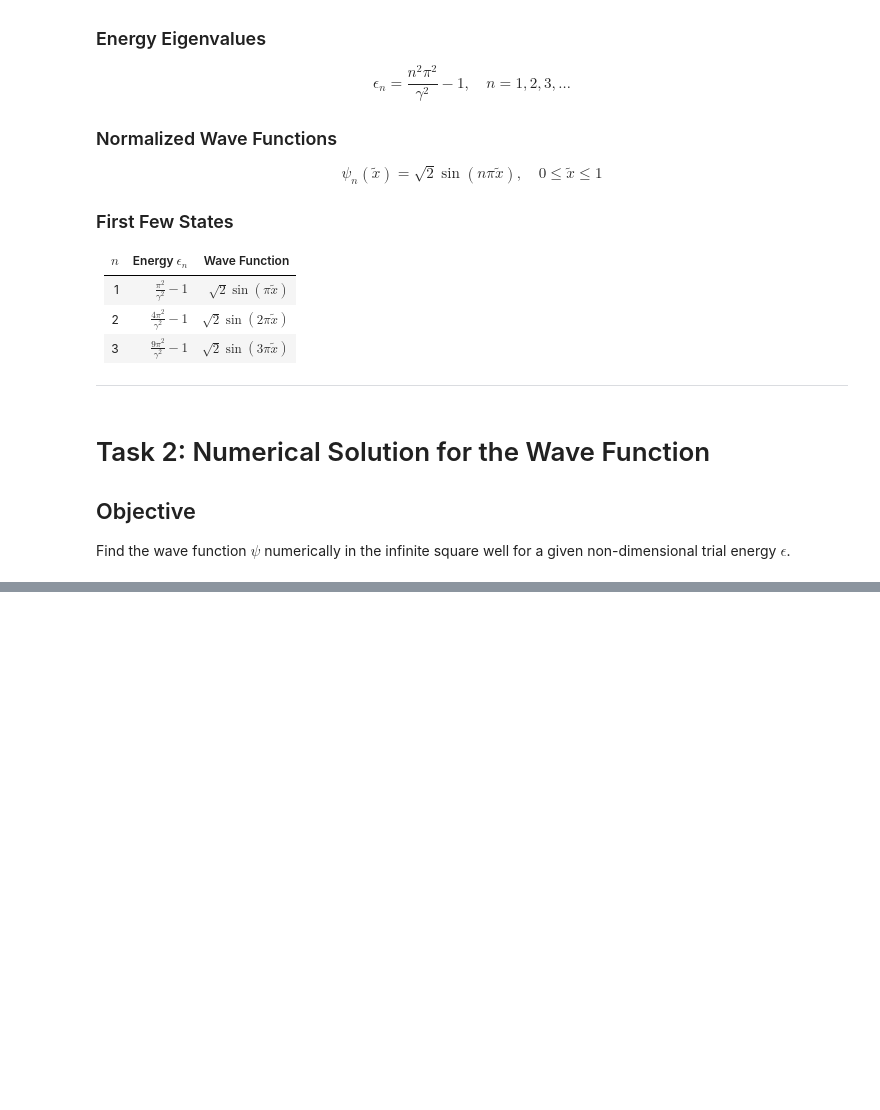
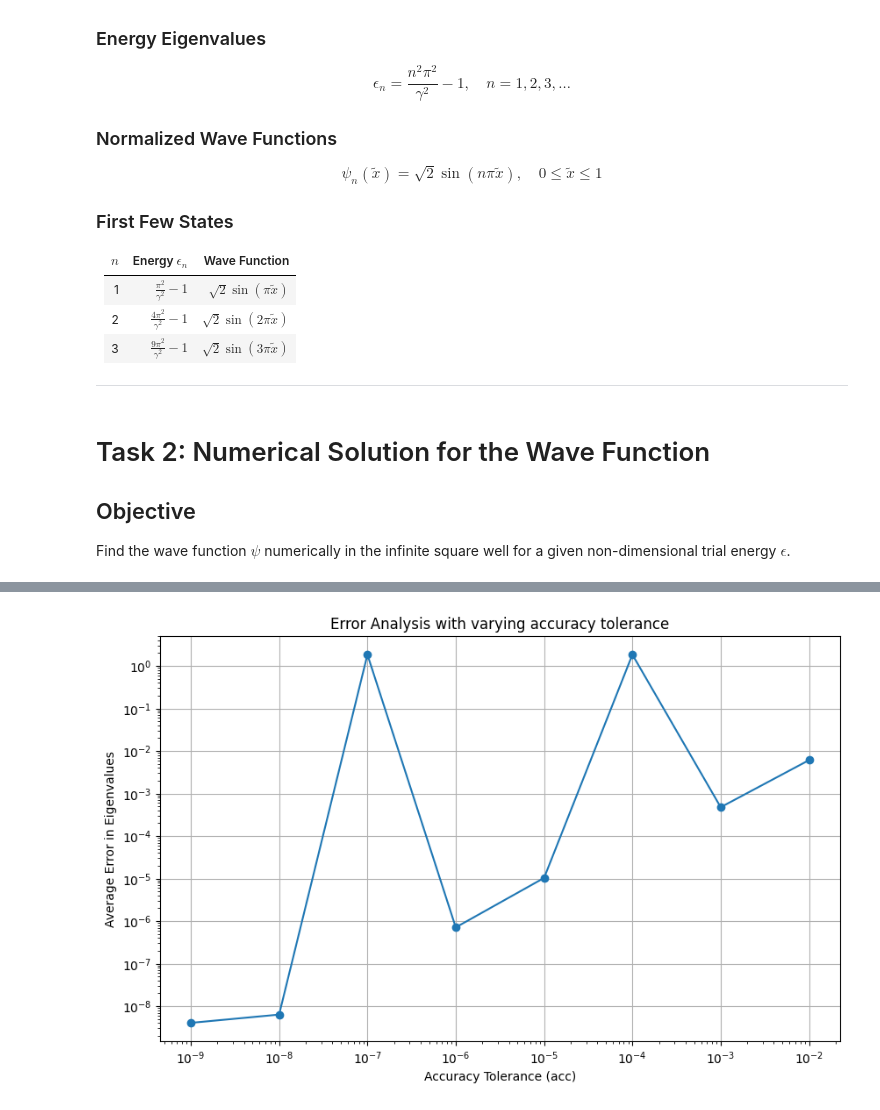
Before and after one commit to Matth3wc/Comp-Sim-Numerical-Methods, a Jupyter notebook: Com_Lab_Solving_SE/MainScript.ipynb, the cells around one changed output, grey strips where cells are left out. Drawn from its saved outputs; the diff is of its cells as text; code cells hidden in the pictures; blank space fills up the shorter version.

```diff
--- a/Com_Lab_Solving_SE/MainScript.ipynb
+++ b/Com_Lab_Solving_SE/MainScript.ipynb
@@ -213,0 +253,6 @@ plt.show()
+# %%
+Analytical_epsilons = [(np.pi)**2 * n**2 / gamma_squared - 1 for n in range(1, 11)]
+
+print("Computed energy eigenvalues:")
+for i, energy in enumerate(eps_arr):
+    print(f"n={i+1}: Computed ϵ = {energy:.3e}, Theoretical ϵ = {Analytical_epsilons[i]:.3e}, Error = {abs(energy - Analytical_epsilons[i]):.3e}")
@@ -213,0 +304,28 @@ plt.show()
+# %%
+
+def error_analysis_with_accuracy_tol(acc):
+    error_in_eigenvalues = np.array([])
+    Analytical_epsilons = np.array([(np.pi)**2 * n**2 / gamma_squared - 1 for n in range(1, 11)])
+    computed_epsilons = np.array(find_energy_eigenvalues(eps_0, potential, gamma_squared, N, l, acc, del_eps=0.02))
+
+    error_in_eigenvalues = np.abs(computed_epsilons - Analytical_epsilons)
+    avrg_error = np.mean(error_in_eigenvalues)
+    avrg_error_variance = np.var(error_in_eigenvalues)
+
+    return avrg_error, avrg_error_variance
+# %%
+plt.figure(figsize=(10, 6))
+plt.title("Error Analysis with varying accuracy tolerance")
+plt.xlabel("Accuracy Tolerance (acc)")
+plt.ylabel("Average Error in Eigenvalues")
+acc_values = [1e-2, 1e-3, 1e-4, 1e-5, 1e-6, 1e-7, 1e-8, 1e-9]
+avg_errors = []
+
+for acc in acc_values:
+    avg_error, _ = error_analysis_with_accuracy_tol(acc)
+    avg_errors.append(avg_error)
+plt.loglog(acc_values, avg_errors, marker='o')
+plt.grid()
+plt.show()
+# %% [output]
+[figure, added]
```
Also changed, not shown: parts of 10 cells of this notebook, 1 other file.
